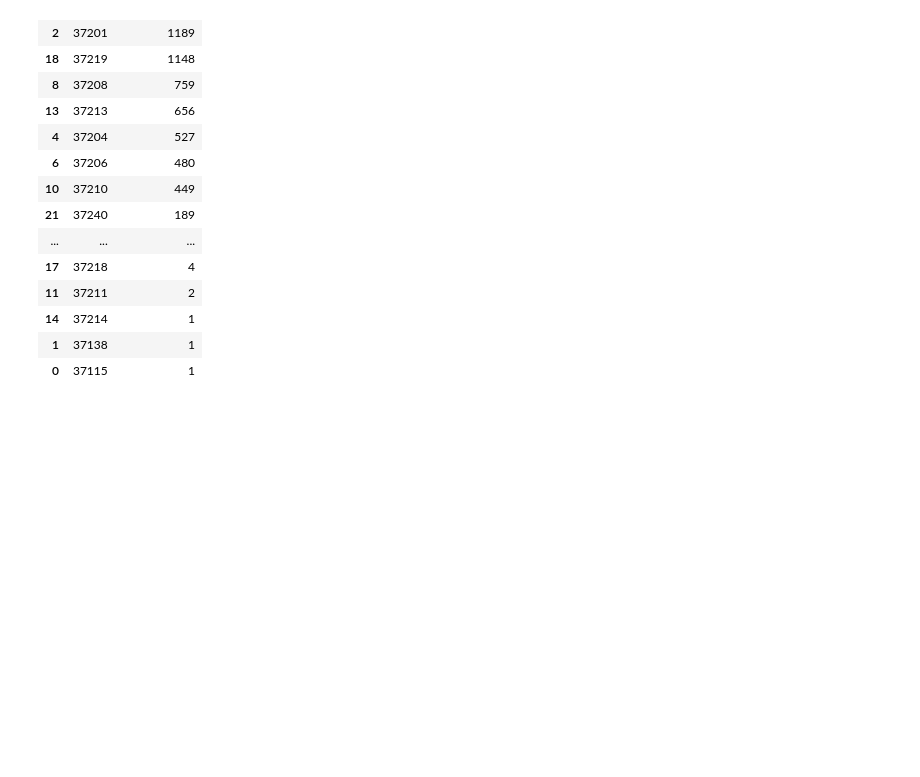
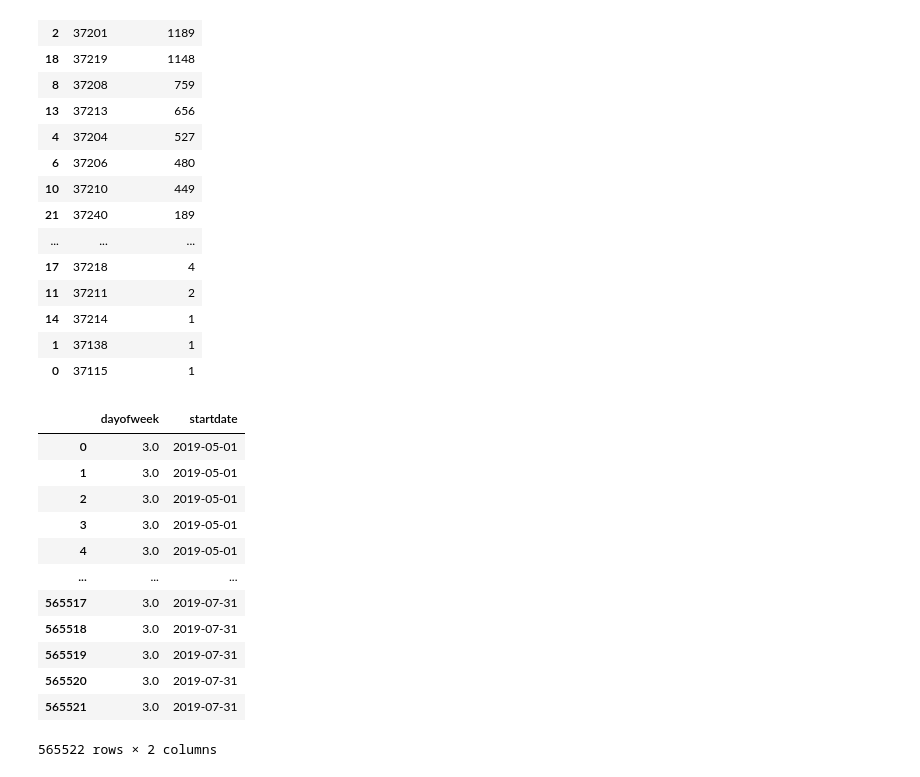
Before and after one commit to NSS-Data-Analytics-Cohort-8/scooter-partner1-whenhugocallsuspythonistas, a Jupyter notebook: notebooks/twooter.ipynb, the cells around one changed output. Cells and saved outputs as stored; diff of their text form; code cells hidden in the pictures; blank space fills up the shorter version.

```diff
--- a/notebooks/twooter.ipynb
+++ b/notebooks/twooter.ipynb
@@ -104,3 +104,27 @@ count_by_zip.sort_values('numb_started', ascending=False)
 | 14 | 37214 | 1 |
 | 1 | 37138 | 1 |
 | 0 | 37115 | 1 |
+# %%
+date_of_scoot = '''
+SELECT EXTRACT(DOW FROM startdate) AS DayOfWeek, startdate
+FROM trips
+'''
+result = engine.execute(date_of_scoot)
+
+scoot_date = pd.read_sql(date_of_scoot, con = engine)
+# %%
+scoot_date
+# %% [output]
+|  | dayofweek | startdate |
+| 0 | 3.0 | 2019-05-01 |
+| 1 | 3.0 | 2019-05-01 |
+| 2 | 3.0 | 2019-05-01 |
+| 3 | 3.0 | 2019-05-01 |
+| 4 | 3.0 | 2019-05-01 |
+| ... | ... | ... |
+| 565517 | 3.0 | 2019-07-31 |
+| 565518 | 3.0 | 2019-07-31 |
+| 565519 | 3.0 | 2019-07-31 |
+| 565520 | 3.0 | 2019-07-31 |
+| 565521 | 3.0 | 2019-07-31 |
+565522 rows × 2 columns
```
Also changed, not shown: parts of 18 cells of this notebook.
